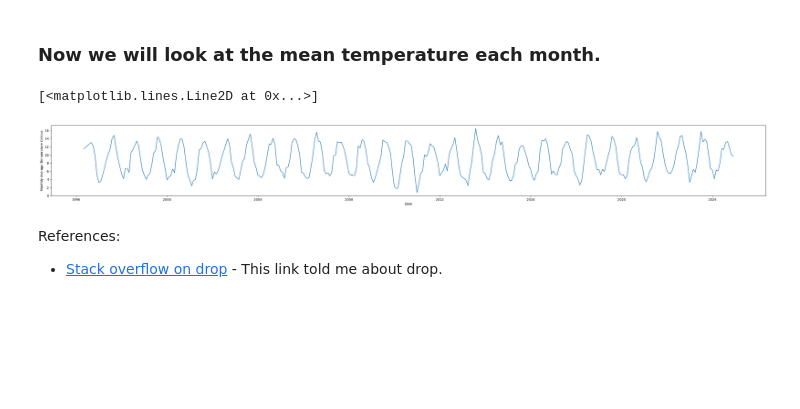
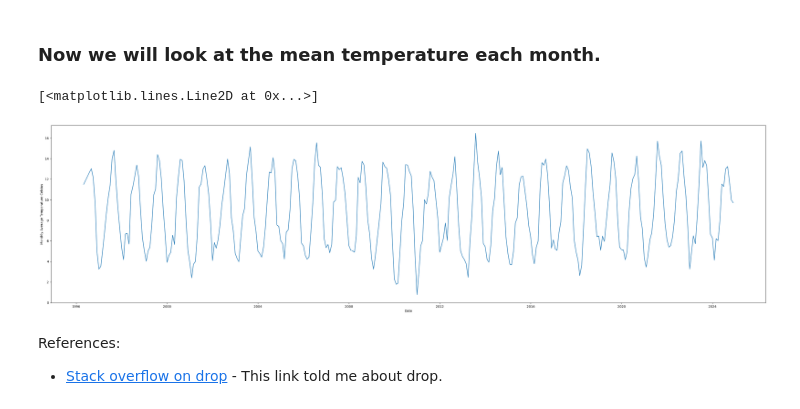
Before and after one commit to AndreHoarau/PFDA, a Jupyter notebook: assignments/assignment_6_weather.ipynb, the cells around one changed output. Cells and saved outputs as stored; diff of their text form; code cells hidden in the pictures; blank space fills up the shorter version.

Commit message:
trying to make plots more readable

```diff
--- a/assignments/assignment_6_weather.ipynb
+++ b/assignments/assignment_6_weather.ipynb
@@ -137,18 +164,18 @@ plt.plot(datedaily, daily_average_temp)
 # %%
 month_average= df_dateindex["temp"].resample("M").mean()
 # We will convert this series back to a df reset the index.
 month_average = month_average.dropna().reset_index(name="temp")
 
 # Set up some variables
 datemonth = month_average["date"]
 monthtemp = month_average["temp"]
-fig = plt.figure(figsize=(40, 4))
+fig = plt.figure(figsize=(40, 10))
 plt.xlabel("Date")
 plt.ylabel("Monthly Average Temperature Celcius")
 plt.plot(datemonth, monthtemp)
 # %% [output]
 [<matplotlib.lines.Line2D at 0x...>]
-[figure, old version]
+[figure, new version]
 # %% [markdown]
 References:
 * [Stack overflow on drop](https://stackoverflow.com/questions/18172851/deleting-dataframe-row-in-pandas-based-on-column-value) - This link told me about drop.
```
Also changed, not shown: parts of 1 cell of this notebook.
